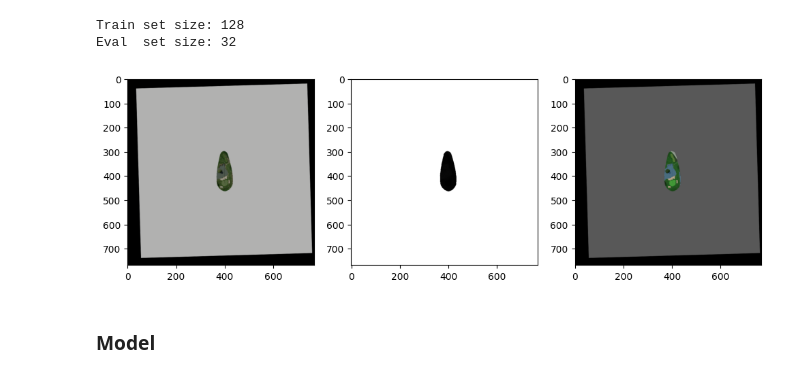
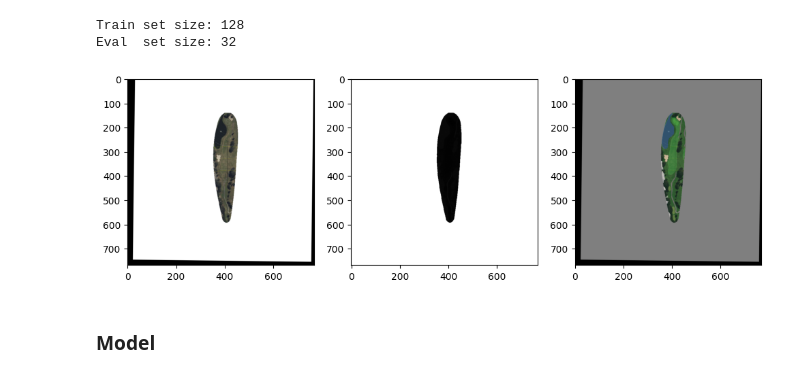
Before and after one commit to Waser2004/Golf_Hole_Segmentation, a Jupyter notebook: Golf_Hole_Segmentation_Training.ipynb, the cells around one changed output. Cells and saved outputs as stored; diff of their text form; code cells hidden in the pictures.

```diff
--- a/Golf_Hole_Segmentation_Training.ipynb
+++ b/Golf_Hole_Segmentation_Training.ipynb
@@ -19,8 +19,8 @@ images_dir = "golf_holes"
 masks_dir = "golf_hole_masks"
 
 dataset = GolfHoleSegmentationDataset(
-    [os.path.join(images_dir, img)  for img in os.listdir(images_dir)],
-    [os.path.join(masks_dir, mask) for mask in os.listdir(masks_dir)],
+    [os.path.join(images_dir, img) for img in os.listdir(images_dir) if img.lower().endswith(".png")],
+    [os.path.join(masks_dir, mask) for mask in os.listdir(masks_dir) if mask.lower().endswith(".png")],
     train=True,
 )
 # %%
@@ -55,33 +55,33 @@ Eval  set size: 32
 # %%
 # use the SAME mean/std you used in your transforms
 MEAN = np.array([0.485, 0.456, 0.406], dtype=np.float32)
 STD  = np.array([0.229, 0.224, 0.225], dtype=np.float32)
 
 def to_vis_uint8(img_chw):
     """img_chw: torch tensor [3,H,W], normalized"""
     x = img_chw.detach().cpu().float().permute(1,2,0).numpy()  # HWC
     x = (x * STD + MEAN)              # back to 0..1
     x = np.clip(x, 0, 1)
     return (x * 255).astype(np.uint8)
 
-index = 10
+index = 50
 image, mask = dataset[index]
 image = to_vis_uint8(image)
 mask  = mask.detach().cpu().numpy()
 
 blended = dataset.blend(image, mask)
 
 plt.figure(figsize=(12, 4))
 plt.subplot(1, 3, 1)
 plt.imshow(image)
 plt.subplot(1, 3, 2)
 plt.imshow(mask, cmap='gray')
 plt.subplot(1, 3, 3)
 plt.imshow(blended)
 
 plt.show()
 # %% [output]
-[figure, old version]
+[figure, new version]
 # %% [markdown]
 ### Model
 # %%
```
Also changed, not shown: 1 other file.
